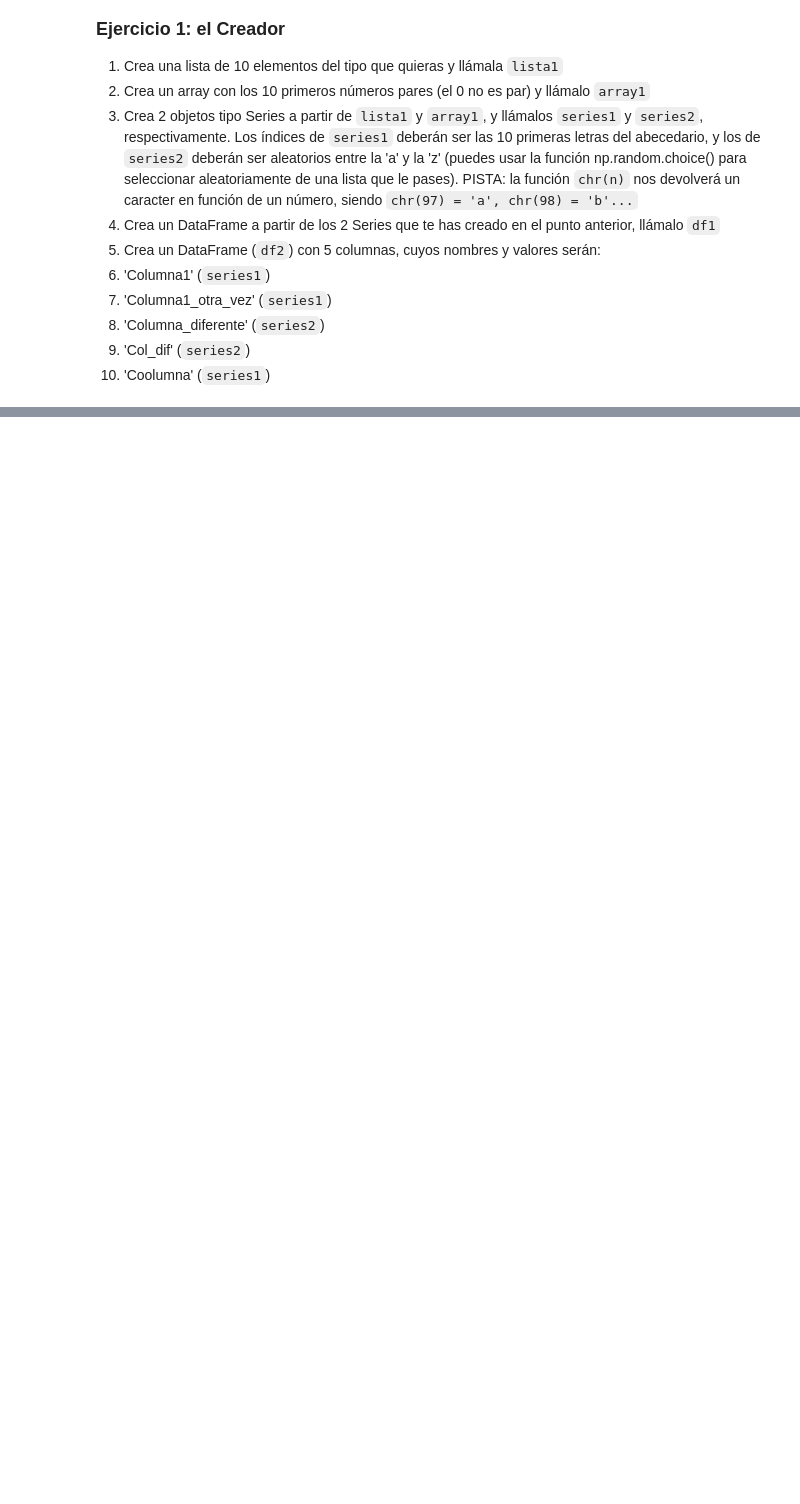
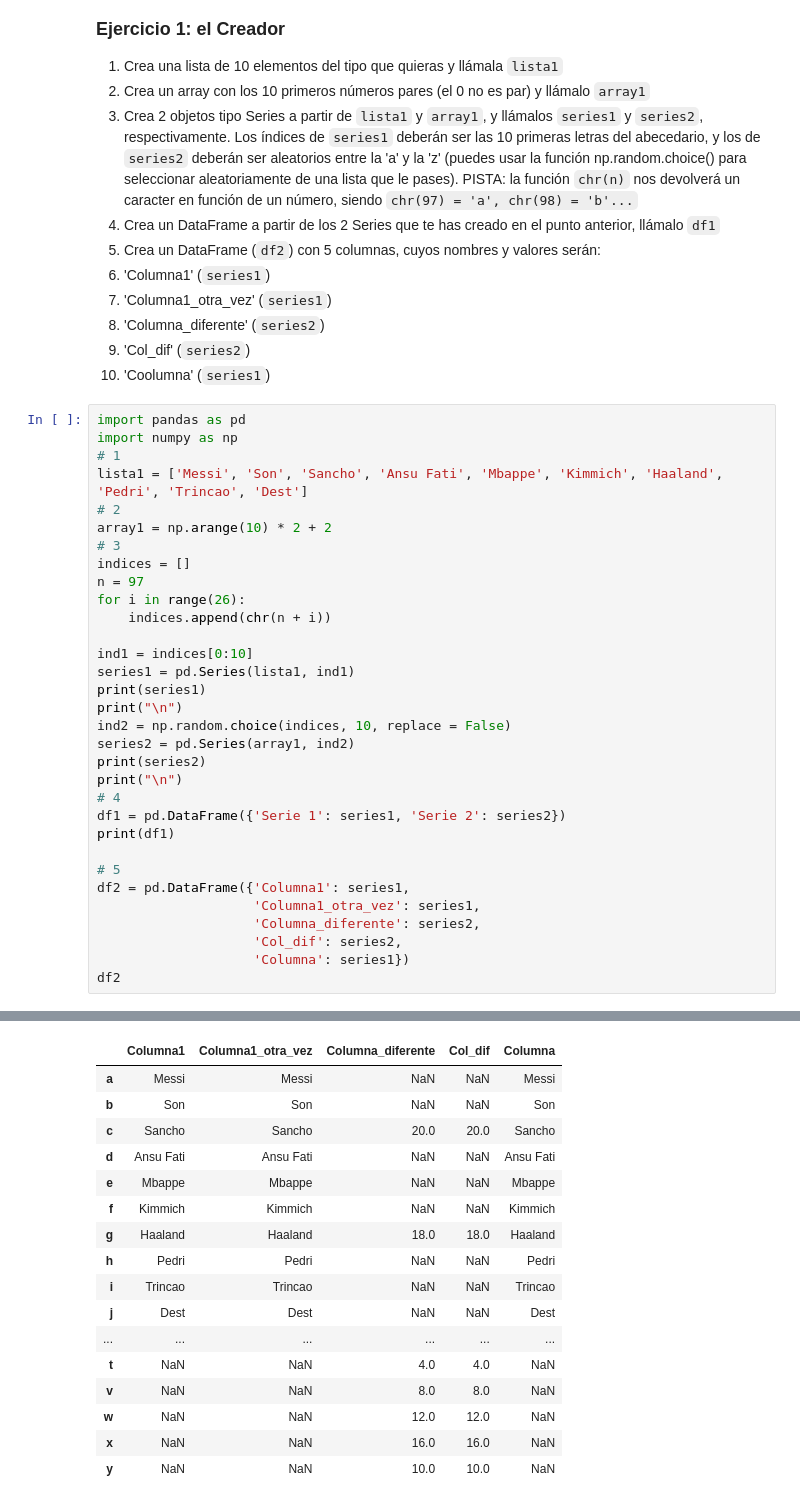
Before and after one commit to ClaraLL7/DS-part-time-sep2020, a Jupyter notebook: semana_6/dia_1/1_IntroPandas.ipynb, the cells around one changed output, grey strips where cells are left out. Saved outputs shown, nothing was run; the diff lists cells and outputs as text; blank space fills up the shorter version.

```diff
--- a/semana_6/dia_1/1_IntroPandas.ipynb
+++ b/semana_6/dia_1/1_IntroPandas.ipynb
@@ -548,3 +566,36 @@ PISTA: la función ``chr(n)`` nos devolverá un caracter en función de un núme
   1. 'Columna_diferente' (``series2``)
   1. 'Col_dif' (``series2``)
   1. 'Coolumna' (``series1``)
+# %%
+import pandas as pd
+import numpy as np
+# 1
+lista1 = ['Messi', 'Son', 'Sancho', 'Ansu Fati', 'Mbappe', 'Kimmich', 'Haaland', 'Pedri', 'Trincao', 'Dest']
+# 2
+array1 = np.arange(10) * 2 + 2
+# 3
+indices = []
+n = 97
+for i in range(26):
+    indices.append(chr(n + i))
+
+ind1 = indices[0:10]
+series1 = pd.Series(lista1, ind1)
+print(series1)
+print("\n")
+ind2 = np.random.choice(indices, 10, replace = False)
+series2 = pd.Series(array1, ind2)
+print(series2)
+print("\n")
+# 4
+df1 = pd.DataFrame({'Serie 1': series1, 'Serie 2': series2})
+print(df1)
+
+# 5
+df2 = pd.DataFrame({'Columna1': series1,
+                    'Columna1_otra_vez': series1,
+                    'Columna_diferente': series2,
+                    'Col_dif': series2,
+                    'Columna': series1})
+df2
+# %% [output]
@@ -550,0 +619,17 @@ PISTA: la función ``chr(n)`` nos devolverá un caracter en función de un núme
+|  | Columna1 | Columna1_otra_vez | Columna_diferente | Col_dif | Columna |
+| a | Messi | Messi | NaN | NaN | Messi |
+| b | Son | Son | NaN | NaN | Son |
+| c | Sancho | Sancho | 20.0 | 20.0 | Sancho |
+| d | Ansu Fati | Ansu Fati | NaN | NaN | Ansu Fati |
+| e | Mbappe | Mbappe | NaN | NaN | Mbappe |
+| f | Kimmich | Kimmich | NaN | NaN | Kimmich |
+| g | Haaland | Haaland | 18.0 | 18.0 | Haaland |
+| h | Pedri | Pedri | NaN | NaN | Pedri |
+| i | Trincao | Trincao | NaN | NaN | Trincao |
+| j | Dest | Dest | NaN | NaN | Dest |
+| ... | ... | ... | ... | ... | ... |
+| t | NaN | NaN | 4.0 | 4.0 | NaN |
+| v | NaN | NaN | 8.0 | 8.0 | NaN |
+| w | NaN | NaN | 12.0 | 12.0 | NaN |
+| x | NaN | NaN | 16.0 | 16.0 | NaN |
+| y | NaN | NaN | 10.0 | 10.0 | NaN |
```
Also changed, not shown: parts of 5 cells of this notebook, 20 other files.
